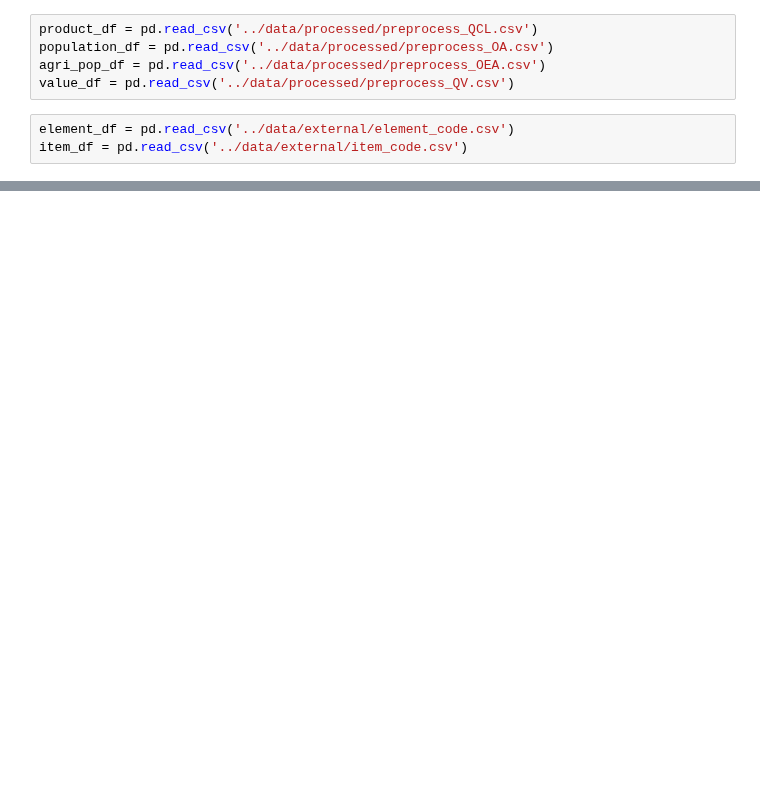
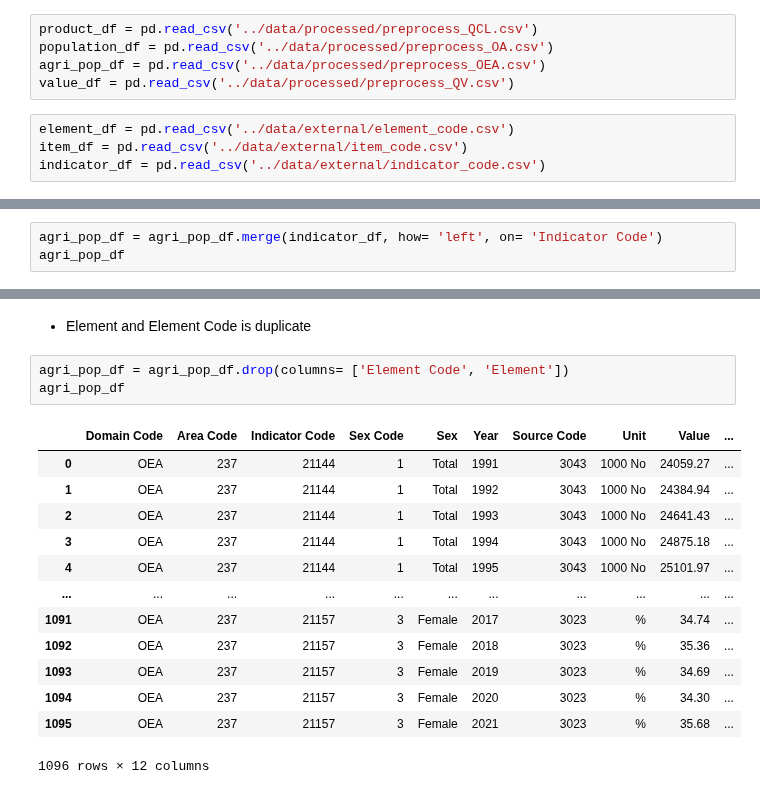
Before and after one commit to DunQua/-Intro2DS-Final-Seminar, a Jupyter notebook: source_code/04_data_modeling.ipynb, the cells around one changed output, grey strips where cells are left out. Drawn from its saved outputs; the diff is of its cells as text; blank space fills up the shorter version.

```diff
--- a/source_code/04_data_modeling.ipynb
+++ b/source_code/04_data_modeling.ipynb
@@ -14,3 +16,4 @@ value_df = pd.read_csv('../data/processed/preprocess_QV.csv')
 # %%
 element_df = pd.read_csv('../data/external/element_code.csv')
 item_df = pd.read_csv('../data/external/item_code.csv')
+indicator_df = pd.read_csv('../data/external/indicator_code.csv')
@@ -40,0 +58,3 @@ product_df.head()
+# %%
+agri_pop_df = agri_pop_df.merge(indicator_df, how= 'left', on= 'Indicator Code')
+agri_pop_df
@@ -40,0 +75,19 @@ product_df.head()
+# %% [markdown]
+-   Element and Element Code is duplicate
+# %%
+agri_pop_df = agri_pop_df.drop(columns= ['Element Code', 'Element'])
+agri_pop_df
+# %% [output]
+|  | Domain Code | Area Code | Indicator Code | Sex Code | Sex | Year | Source Code | Unit | Value | ... |
+| 0 | OEA | 237 | 21144 | 1 | Total | 1991 | 3043 | 1000 No | 24059.27 | ... |
+| 1 | OEA | 237 | 21144 | 1 | Total | 1992 | 3043 | 1000 No | 24384.94 | ... |
+| 2 | OEA | 237 | 21144 | 1 | Total | 1993 | 3043 | 1000 No | 24641.43 | ... |
+| 3 | OEA | 237 | 21144 | 1 | Total | 1994 | 3043 | 1000 No | 24875.18 | ... |
+| 4 | OEA | 237 | 21144 | 1 | Total | 1995 | 3043 | 1000 No | 25101.97 | ... |
+| ... | ... | ... | ... | ... | ... | ... | ... | ... | ... | ... |
+| 1091 | OEA | 237 | 21157 | 3 | Female | 2017 | 3023 | % | 34.74 | ... |
+| 1092 | OEA | 237 | 21157 | 3 | Female | 2018 | 3023 | % | 35.36 | ... |
+| 1093 | OEA | 237 | 21157 | 3 | Female | 2019 | 3023 | % | 34.69 | ... |
+| 1094 | OEA | 237 | 21157 | 3 | Female | 2020 | 3023 | % | 34.30 | ... |
+| 1095 | OEA | 237 | 21157 | 3 | Female | 2021 | 3023 | % | 35.68 | ... |
+1096 rows × 12 columns
```
Also changed, not shown: parts of 21 cells of this notebook.
